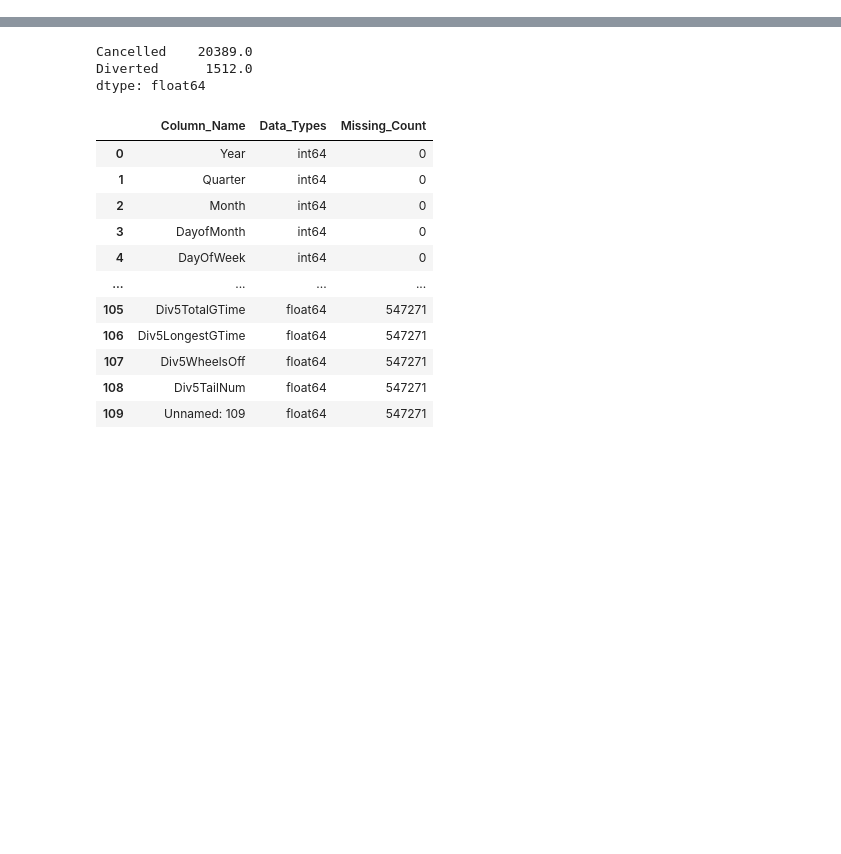
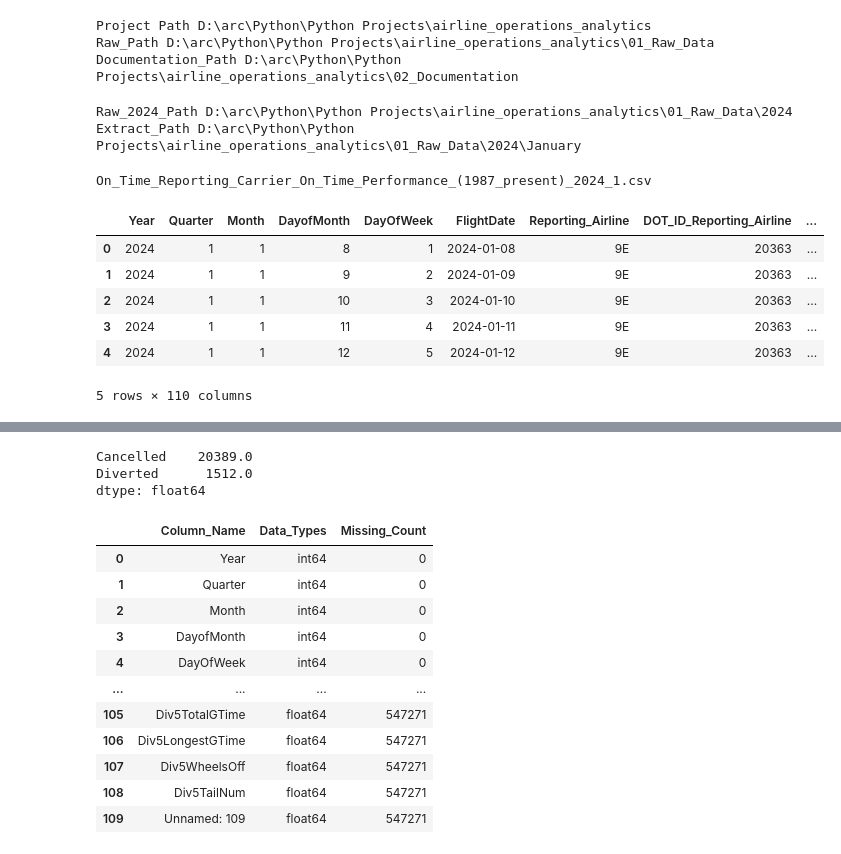
Before and after one commit to Nilesh8766/airline_operations_analytics, a Jupyter notebook: 03_notebooks/03_data_quality_assessment.ipynb, the cells around one changed output, grey strips where cells are left out. Drawn from its saved outputs; the diff is of its cells as text; code cells hidden in the pictures; blank space fills up the shorter version.

Commit message:
Data Quality Assessment

```diff
--- a/03_notebooks/03_data_quality_assessment.ipynb
+++ b/03_notebooks/03_data_quality_assessment.ipynb
@@ -8,3 +6,42 @@ df = pd.read_csv(r"d:\arc\Python\Python Projects\airline_operations_analytics\01
 # %%
 PROJECT_PATH = Path.cwd().parent
+print("Project Path", PROJECT_PATH.resolve())
+
+RAW_PATH = PROJECT_PATH / "01_Raw_Data"
+RAW_PATH.mkdir(parents=True, exist_ok=True)
+print("Raw_Path", RAW_PATH.resolve())
 DOCUMENTATION_PATH = PROJECT_PATH / "02_Documentation"
+print("Documentation_Path", DOCUMENTATION_PATH.resolve())
+# %% [output]
+Project Path D:\arc\Python\Python Projects\airline_operations_analytics
+Raw_Path D:\arc\Python\Python Projects\airline_operations_analytics\01_Raw_Data
+Documentation_Path D:\arc\Python\Python Projects\airline_operations_analytics\02_Documentation
+# %%
+RAW_2024_PATH = RAW_PATH / "2024"
+print("Raw_2024_Path", RAW_2024_PATH.resolve())
+
+EXTRACT_PATH = RAW_2024_PATH / "January"
+print("Extract_Path", EXTRACT_PATH.resolve())
+# %% [output]
+Raw_2024_Path D:\arc\Python\Python Projects\airline_operations_analytics\01_Raw_Data\2024
+Extract_Path D:\arc\Python\Python Projects\airline_operations_analytics\01_Raw_Data\2024\January
+# %%
+csv_files = list(EXTRACT_PATH.rglob("*.csv"))
+csv_file = csv_files[0]
+
+print(csv_file.name)
+# %% [output]
+On_Time_Reporting_Carrier_On_Time_Performance_(1987_present)_2024_1.csv
+# %%
+df = pd.read_csv(csv_file,
+                 low_memory=False)
+# %%
+df.head()
+# %% [output]
+|  | Year | Quarter | Month | DayofMonth | DayOfWeek | FlightDate | Reporting_Airline | DOT_ID_Reporting_Airline | ... |
+| 0 | 2024 | 1 | 1 | 8 | 1 | 2024-01-08 | 9E | 20363 | ... |
+| 1 | 2024 | 1 | 1 | 9 | 2 | 2024-01-09 | 9E | 20363 | ... |
+| 2 | 2024 | 1 | 1 | 10 | 3 | 2024-01-10 | 9E | 20363 | ... |
+| 3 | 2024 | 1 | 1 | 11 | 4 | 2024-01-11 | 9E | 20363 | ... |
+| 4 | 2024 | 1 | 1 | 12 | 5 | 2024-01-12 | 9E | 20363 | ... |
+5 rows × 110 columns
```
Also changed, not shown: parts of 3 cells of this notebook, 4 other files.
